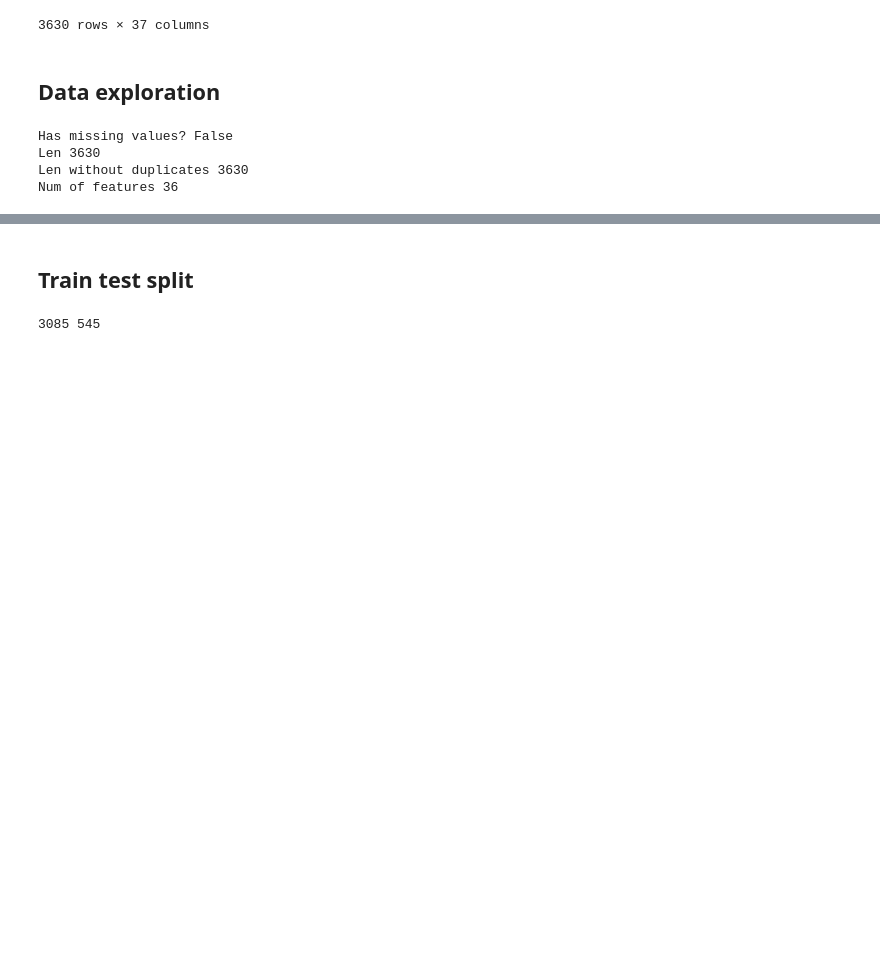
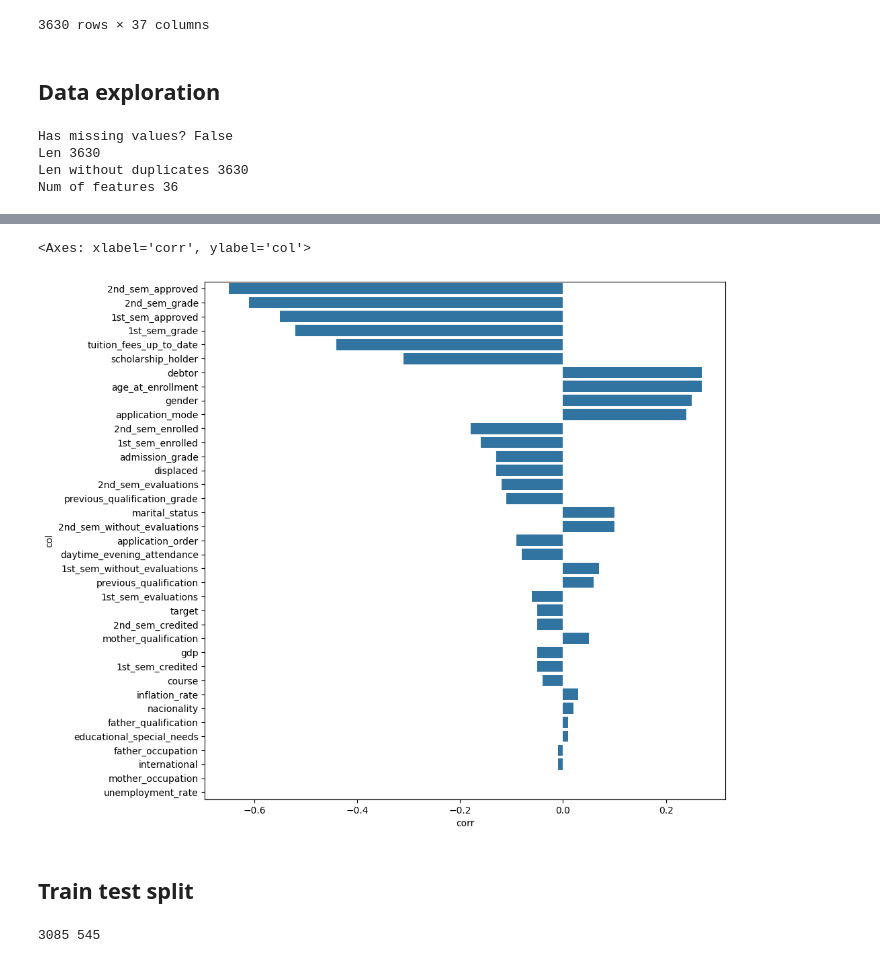
Before and after one commit to idj97/student_dropout, a Jupyter notebook: notebook.ipynb, the cells around one changed output, grey strips where cells are left out. Cells and saved outputs as stored; diff of their text form; code cells hidden in the pictures; blank space fills up the shorter version.

```diff
--- a/notebook.ipynb
+++ b/notebook.ipynb
@@ -114,13 +119,13 @@ Num of features 36
 # %%
-# from scipy.stats import pearsonr
+from scipy.stats import pearsonr
 
-# data = []
-# for col in df.columns:
-#     if col != "target":
-#         corr = pearsonr(df[col], df["target"]).statistic.round(2)
-#     data.append((col, corr))
+data = []
+for col in df.columns:
+    if col != "target":
+        corr = pearsonr(df[col], df["target"]).statistic.round(2)
+    data.append((col, corr))
 
-# corr_df = pd.DataFrame(data, columns=["col", "corr"])
-# corr_df["corr_abs"] = abs(corr_df["corr"])
-# corr_df = corr_df.sort_values(by="corr_abs", ascending=False).reset_index(drop=True)
-# corr_df
+corr_df = pd.DataFrame(data, columns=["col", "corr"])
+corr_df["corr_abs"] = abs(corr_df["corr"])
+corr_df = corr_df.sort_values(by="corr_abs", ascending=False).reset_index(drop=True)
+corr_df
@@ -127,6 +150,9 @@ Num of features 36
 # %%
-# plt.figure(figsize=(10,10))
-# sb.barplot(data=corr_df, x="corr", y="col")
+plt.figure(figsize=(10,10))
+sb.barplot(data=corr_df, x="corr", y="col")
+# %% [output]
+<Axes: xlabel='corr', ylabel='col'>
+[figure, added]
 # %% [markdown]
 ## Train test split
 # %%
```
Also changed, not shown: parts of 11 cells of this notebook, 17 other files.
